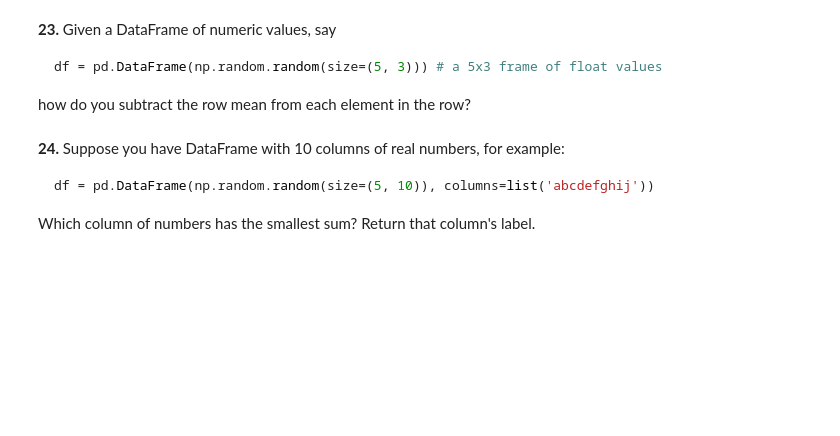
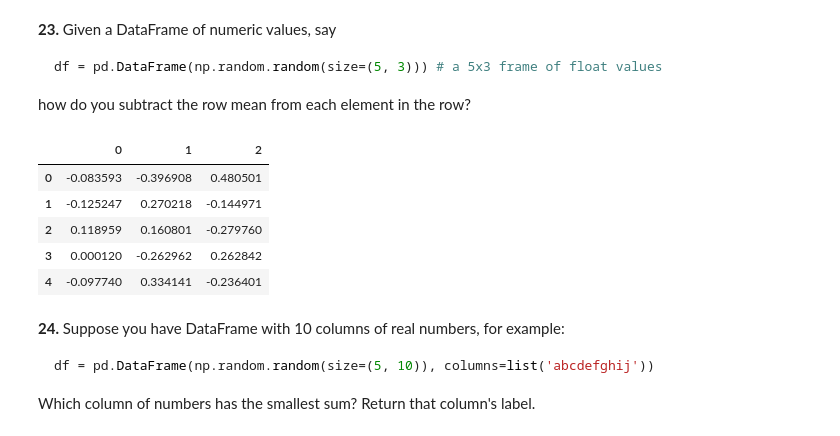
Before and after one commit to GBDO/data-analysis, a Jupyter notebook: Study_on_100_pandas_puzzles.ipynb, the cells around one changed output. Cells and saved outputs as stored; diff of their text form; code cells hidden in the pictures; blank space fills up the shorter version.

````diff
--- a/Study_on_100_pandas_puzzles.ipynb
+++ b/Study_on_100_pandas_puzzles.ipynb
@@ -310,6 +310,25 @@ df = pd.DataFrame(np.random.random(size=(5, 3))) # a 5x3 frame of float values
 ```
 
 how do you subtract the row mean from each element in the row?
+# %%
+df = pd.DataFrame(np.random.random(size=(5, 3)))
+
+# df.mean(axis=1) # 행별 평균 출력
+# 0    0.398740
+# 1    0.637625
+# 2    0.299424
+# 3    0.321608
+# 4    0.616214
+# dtype: float64
+
+df.sub(df.mean(axis=1), axis=0) # (각 행의 평균 - 각 핵의 값) 출력
+# %% [output]
+|  | 0 | 1 | 2 |
+| 0 | -0.083593 | -0.396908 | 0.480501 |
+| 1 | -0.125247 | 0.270218 | -0.144971 |
+| 2 | 0.118959 | 0.160801 | -0.279760 |
+| 3 | 0.000120 | -0.262962 | 0.262842 |
+| 4 | -0.097740 | 0.334141 | -0.236401 |
 # %% [markdown]
 **24.** Suppose you have DataFrame with 10 columns of real numbers, for example:
 
````
